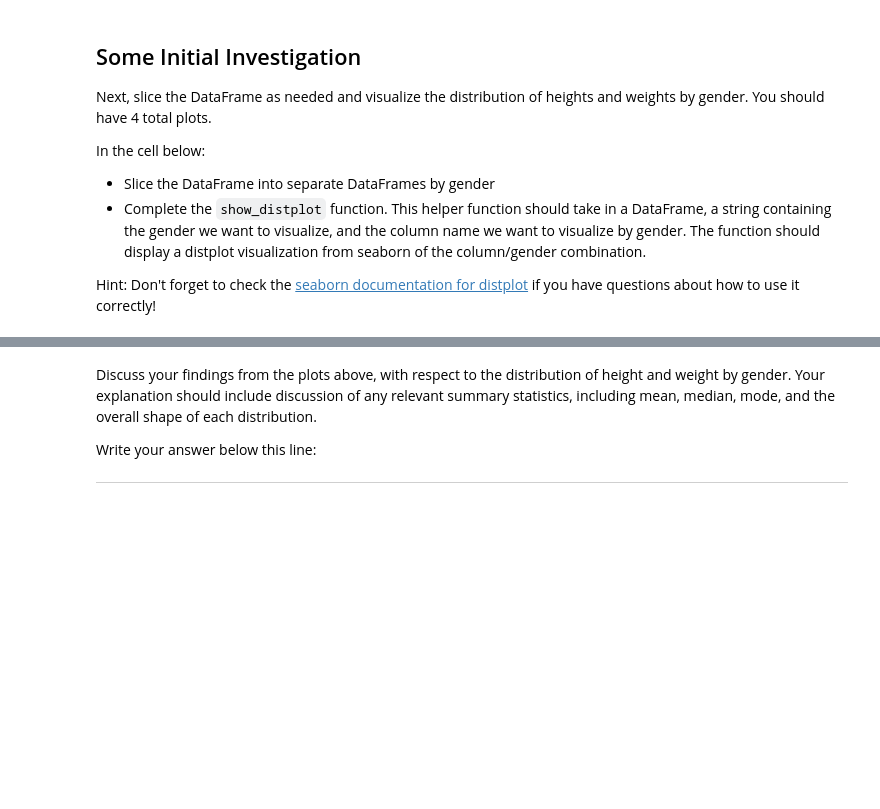
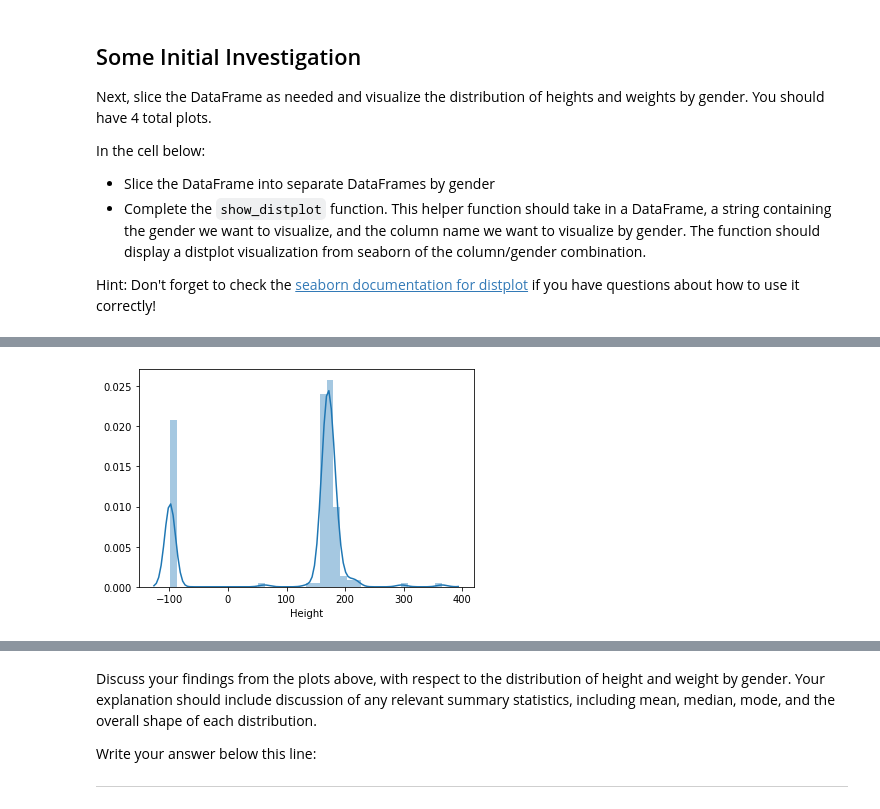
Before and after one commit to eannefawcett/dsc-data-cleaning-project-online-ds-pt-081219, a Jupyter notebook: index.ipynb, the cells around one changed output, grey strips where cells are left out. Saved outputs shown, nothing was run; the diff lists cells and outputs as text; code cells hidden in the pictures; blank space fills up the shorter version.

```diff
--- a/index.ipynb
+++ b/index.ipynb
@@ -227,4 +241,7 @@ def show_distplot(dataframe, gender, column_name):
 # %%
 # Female Height
+show_distplot(female_heroes_df, 'Female', 'Height')
+# %% [output]
+[figure, added]
 # %%
 # Female Weight
```
Also changed, not shown: parts of 14 cells of this notebook.
